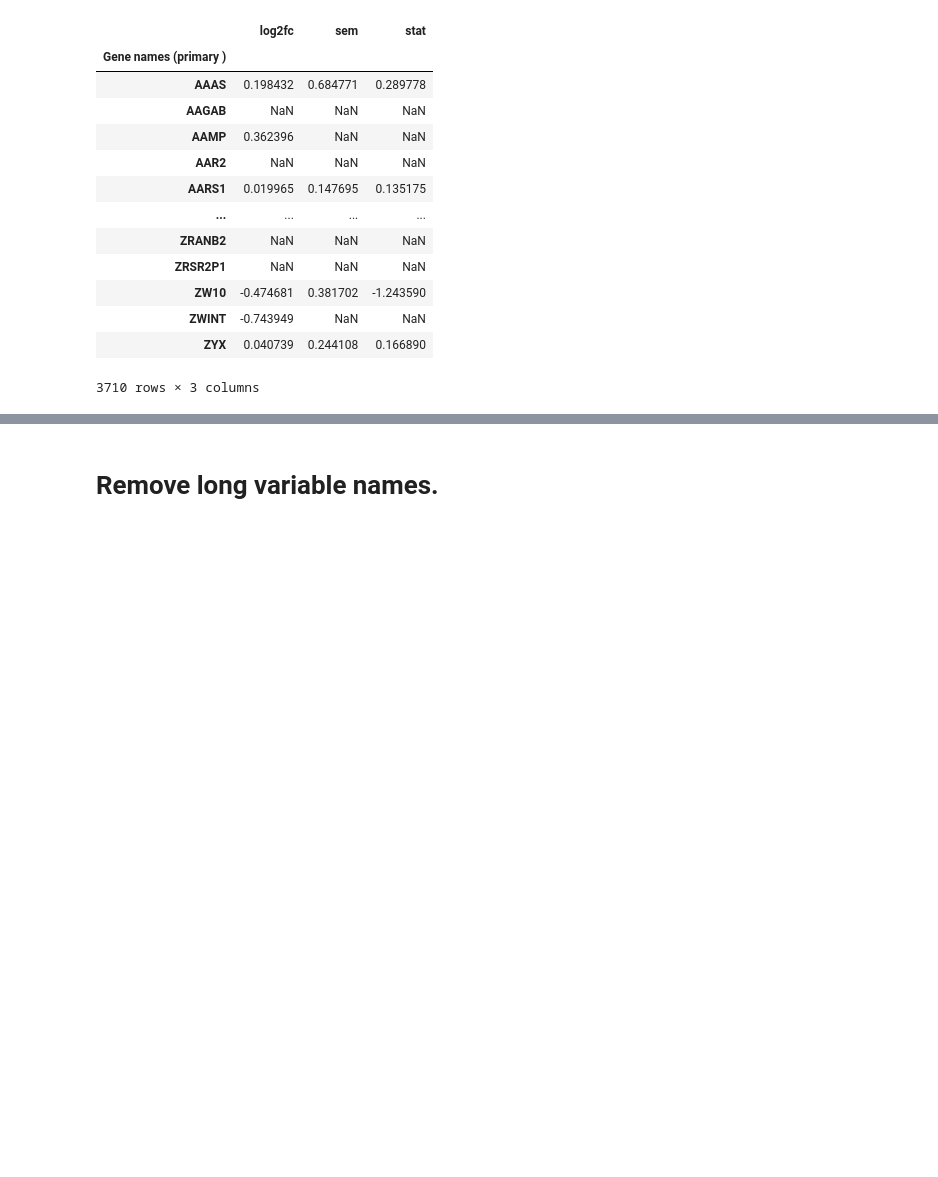
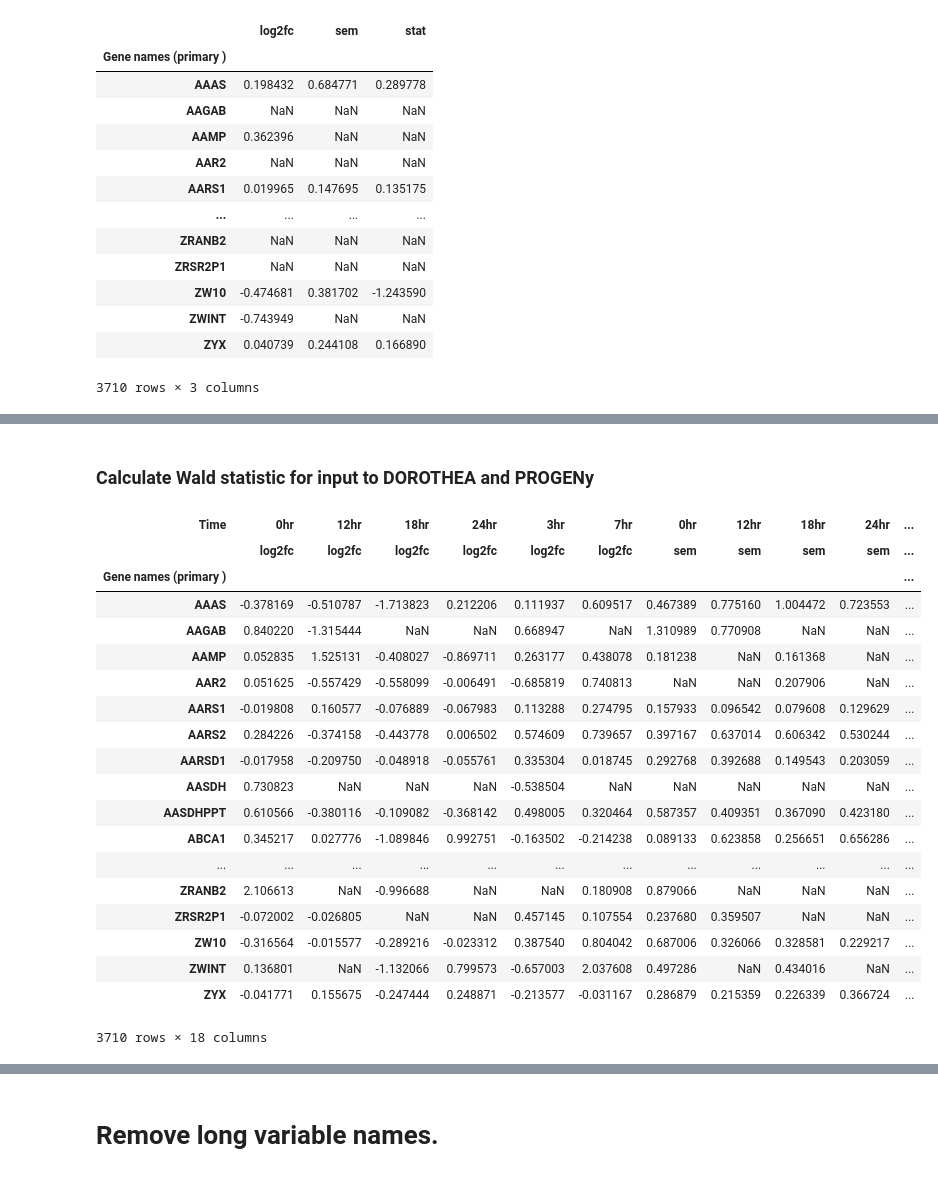
Before and after one commit to COVID-19-Causal-Reasoning/InfluenzaSBMLdemo, a Jupyter notebook: ICL103_to_CARNIVAL.ipynb, the cells around one changed output, grey strips where cells are left out. Saved outputs shown, nothing was run; the diff lists cells and outputs as text; code cells hidden in the pictures; blank space fills up the shorter version.

```diff
--- a/ICL103_to_CARNIVAL.ipynb
+++ b/ICL103_to_CARNIVAL.ipynb
@@ -820,0 +930,5 @@ swapped_log2fc_prot[time]
+# %%
+log2fc_ns1 = (mean_sem_prot.unstack('Strain')['Intensity','mean','VN1203']
+ .subtract(mean_sem_prot.unstack('Strain')['Intensity','mean','NS1'])
+ .to_frame('log2fc'))
+log2fc_ns1
@@ -820,0 +959,4 @@ swapped_log2fc_prot[time]
+# %%
+log2fc_ns1['sem'] = np.sqrt( np.square(mean_sem_prot.unstack('Strain')['Intensity','sem','VN1203'])+
+                              np.square(mean_sem_prot.unstack('Strain')['Intensity','sem','NS1'] ))
+log2fc_ns1
@@ -820,0 +983,27 @@ swapped_log2fc_prot[time]
+# %% [markdown]
+### Calculate Wald statistic for input to DOROTHEA and PROGENy
+# %%
+log2fc_ns1['stat'] = log2fc_ns1['log2fc'].divide(log2fc_ns1['sem'])
+wald__ns1 = log2fc_ns1.unstack(0).swaplevel(i=0,j=1,axis=1)
+wald__ns1
+# %% [output]
+| Time | 0hr | 12hr | 18hr | 24hr | 3hr | 7hr | 0hr | 12hr | 18hr | 24hr | ... |
+|  | log2fc | log2fc | log2fc | log2fc | log2fc | log2fc | sem | sem | sem | sem | ... |
+| Gene names (primary ) |  |  |  |  |  |  |  |  |  |  | ... |
+| AAAS | -0.378169 | -0.510787 | -1.713823 | 0.212206 | 0.111937 | 0.609517 | 0.467389 | 0.775160 | 1.004472 | 0.723553 | ... |
+| AAGAB | 0.840220 | -1.315444 | NaN | NaN | 0.668947 | NaN | 1.310989 | 0.770908 | NaN | NaN | ... |
+| AAMP | 0.052835 | 1.525131 | -0.408027 | -0.869711 | 0.263177 | 0.438078 | 0.181238 | NaN | 0.161368 | NaN | ... |
+| AAR2 | 0.051625 | -0.557429 | -0.558099 | -0.006491 | -0.685819 | 0.740813 | NaN | NaN | 0.207906 | NaN | ... |
+| AARS1 | -0.019808 | 0.160577 | -0.076889 | -0.067983 | 0.113288 | 0.274795 | 0.157933 | 0.096542 | 0.079608 | 0.129629 | ... |
+| AARS2 | 0.284226 | -0.374158 | -0.443778 | 0.006502 | 0.574609 | 0.739657 | 0.397167 | 0.637014 | 0.606342 | 0.530244 | ... |
+| AARSD1 | -0.017958 | -0.209750 | -0.048918 | -0.055761 | 0.335304 | 0.018745 | 0.292768 | 0.392688 | 0.149543 | 0.203059 | ... |
+| AASDH | 0.730823 | NaN | NaN | NaN | -0.538504 | NaN | NaN | NaN | NaN | NaN | ... |
+| AASDHPPT | 0.610566 | -0.380116 | -0.109082 | -0.368142 | 0.498005 | 0.320464 | 0.587357 | 0.409351 | 0.367090 | 0.423180 | ... |
+| ABCA1 | 0.345217 | 0.027776 | -1.089846 | 0.992751 | -0.163502 | -0.214238 | 0.089133 | 0.623858 | 0.256651 | 0.656286 | ... |
+| ... | ... | ... | ... | ... | ... | ... | ... | ... | ... | ... | ... |
+| ZRANB2 | 2.106613 | NaN | -0.996688 | NaN | NaN | 0.180908 | 0.879066 | NaN | NaN | NaN | ... |
+| ZRSR2P1 | -0.072002 | -0.026805 | NaN | NaN | 0.457145 | 0.107554 | 0.237680 | 0.359507 | NaN | NaN | ... |
+| ZW10 | -0.316564 | -0.015577 | -0.289216 | -0.023312 | 0.387540 | 0.804042 | 0.687006 | 0.326066 | 0.328581 | 0.229217 | ... |
+| ZWINT | 0.136801 | NaN | -1.132066 | 0.799573 | -0.657003 | 2.037608 | 0.497286 | NaN | 0.434016 | NaN | ... |
+| ZYX | -0.041771 | 0.155675 | -0.247444 | 0.248871 | -0.213577 | -0.031167 | 0.286879 | 0.215359 | 0.226339 | 0.366724 | ... |
+3710 rows × 18 columns
```
Also changed, not shown: parts of 21 cells of this notebook, 55 other files.
